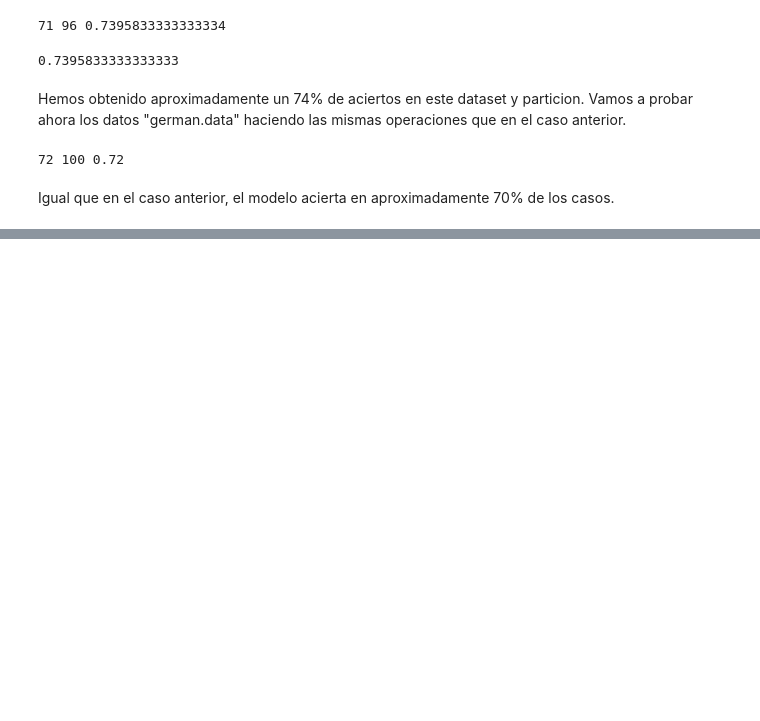
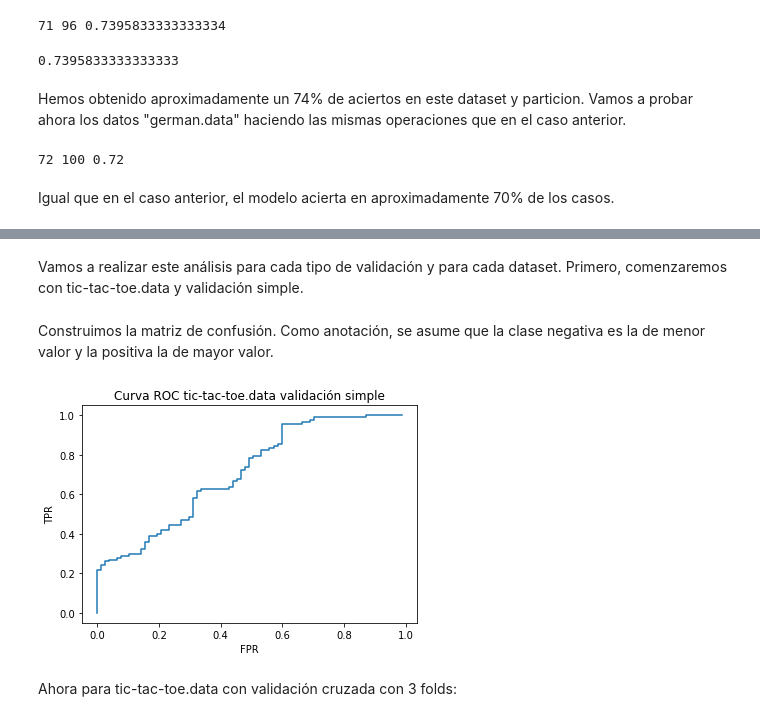
Before and after one commit to Albertogk/FAA, a Jupyter notebook: practica1/Prueba.ipynb, the cells around one changed output, grey strips where cells are left out. Cells and saved outputs as stored; diff of their text form; code cells hidden in the pictures; blank space fills up the shorter version.

```diff
--- a/practica1/Prueba.ipynb
+++ b/practica1/Prueba.ipynb
@@ -214,0 +332,2 @@ print(mnb.predict_proba(X_test))
+# %% [markdown]
+Vamos a realizar este análisis para cada tipo de validación y para cada dataset. Primero, comenzaremos con tic-tac-toe.data y validación simple.
@@ -214,0 +362,48 @@ print(mnb.predict_proba(X_test))
+# %%
+archivo = 'tic-tac-toe.data'
+
+dataset = Datos(archivo)
+
+datos = dataset.datos
+# Utilizamos el diccionario para adaptar los datos
+for i in range(datos.shape[0]):
+    for j in range(datos.shape[1]):
+        if dataset.nominalAtributos[j] or j==datos.shape[1]-1:
+            datos[i, j] = dataset.diccionario[j][datos[i, j]]
+
+
+vs = ValidacionSimple(p, 1)
+particiones = vs.creaParticiones(len(dataset.datos), seed=seed)
+
+datostrain = dataset.extraeDatos(particiones[0].indicesTrain)
+datostest = dataset.extraeDatos(particiones[0].indicesTest)
+datostest = np.array(datostest)
+
+clases, counts = np.unique(datostest[:, -1], return_counts=True)
+clases = sorted(clases)
+
+cl = ClasificadorNaiveBayes()
+cl.entrenamiento(datostrain, dataset.nominalAtributos, dataset.diccionario)
+
+prediccion = cl.clasifica(datostest, dataset.nominalAtributos, dataset.diccionario)
+
+conf_data = np.empty((len(prediccion), 2))
+for i in range(conf_data.shape[0]):
+    conf_data[i] = [cl.probabilidades[i][1], datostest[i][-1]]
+
+conf_data = sorted(conf_data, key=lambda x: x[0])
+# %% [markdown]
+Construimos la matriz de confusión. Como anotación, se asume que la clase negativa es la de menor valor y la positiva la de mayor valor.
+# %%
+matriz_conf_tic_simple, tpr_tic_simple, fpr_tic_simple = get_matriz_conf_data(conf_data, clases, counts)
+# %%
+plt.figure()
+plt.plot(fpr_tic_simple, tpr_tic_simple)
+plt.title("Curva ROC tic-tac-toe.data validación simple")
+plt.xlabel("FPR")
+plt.ylabel("TPR")
+plt.show()
+# %% [output]
+[figure, added]
+# %% [markdown]
+Ahora para tic-tac-toe.data con validación cruzada con 3 folds:
```
Also changed, not shown: parts of 31 cells of this notebook, 1 other file.
